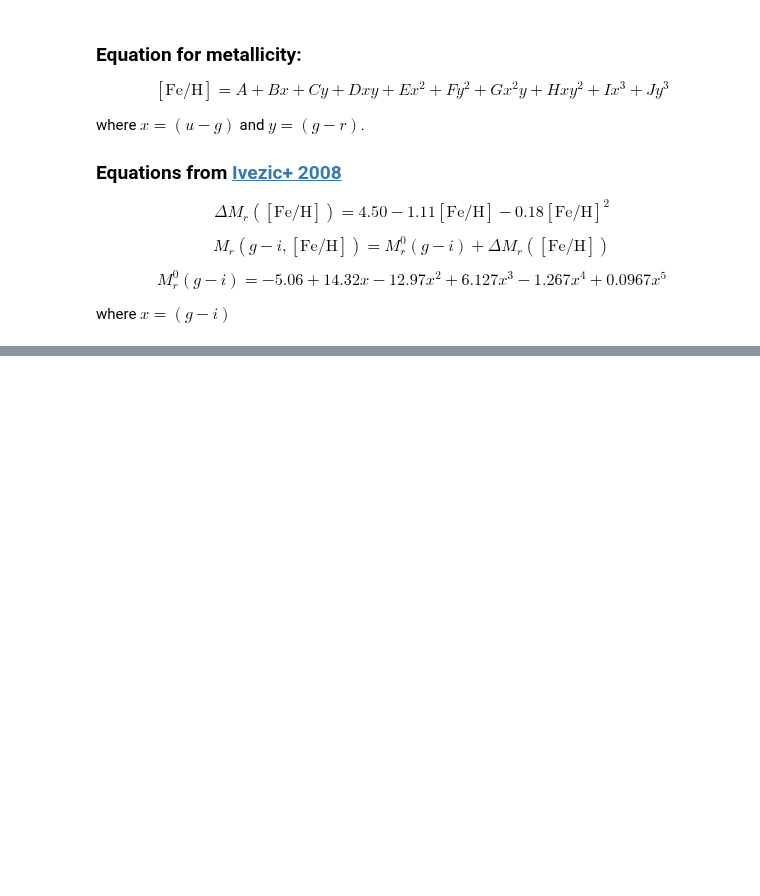
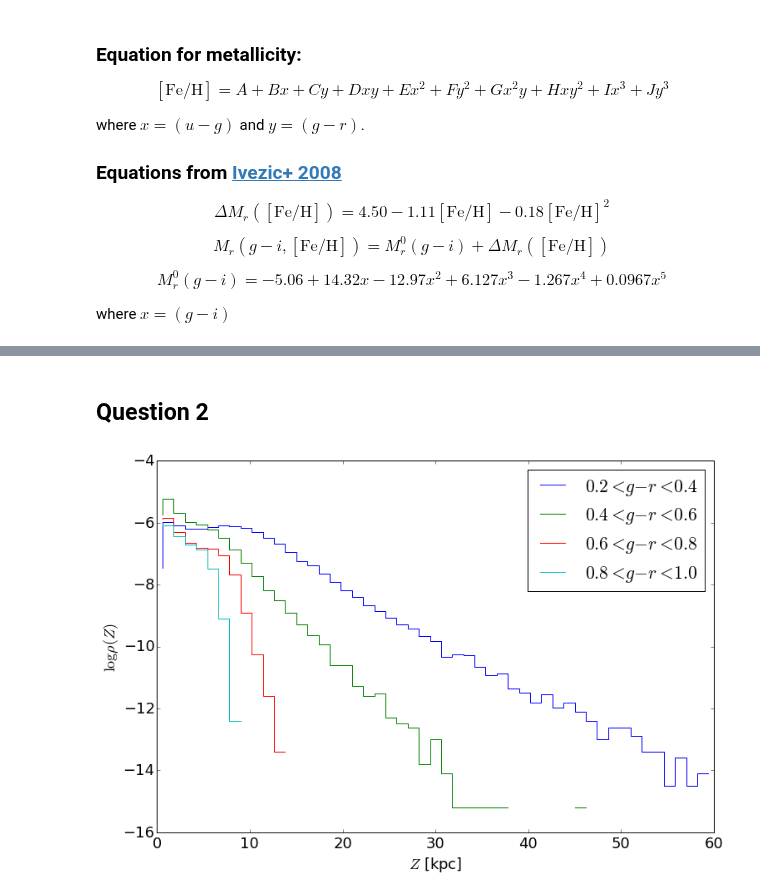
Before and after one commit to ivezic/Astr511, a Jupyter notebook: HW2015/Project1/Astr511_HW1_Morris.ipynb, the cells around one changed output, grey strips where cells are left out. Cells and saved outputs as stored; diff of their text form; code cells hidden in the pictures; blank space fills up the shorter version.

```diff
--- a/HW2015/Project1/Astr511_HW1_Morris.ipynb
+++ b/HW2015/Project1/Astr511_HW1_Morris.ipynb
@@ -103,0 +130,18 @@ plt.show()
+# %% [markdown]
+## Question 2
+# %%
+# Additional color limits:
+# 0.4 < g − r < 0.6, 0.6 < g − r < 0.8, and 0.8 < g − r < 1.0
+colorlimits = [(0.2, 0.4), (0.4, 0.6), (0.6, 0.8), (0.8, 1.0)]
+fig, ax = plt.subplots(1, figsize=(12,8))
+
+for limits in colorlimits:
+    z_bincenters_kpc, rho_z, maxreliableZ = logdensity(*limits)
+    ax.plot(z_bincenters_kpc, np.log(rho_z), ls='steps',
+            label='${0} < g-r < {1}$'.format(*limits))
+ax.set_ylabel(r'$\log \rho(Z)$')
+ax.set_xlabel('$Z$ [kpc]')
+ax.legend()
+plt.show()
+# %% [output]
+[figure, added]
```
Also changed, not shown: parts of 9 cells of this notebook.
